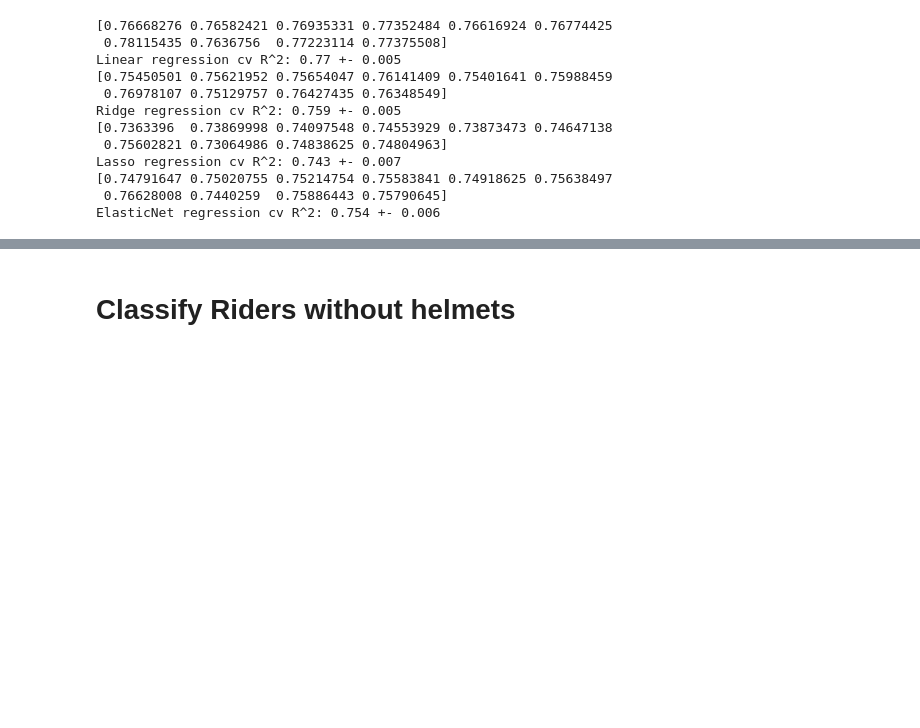
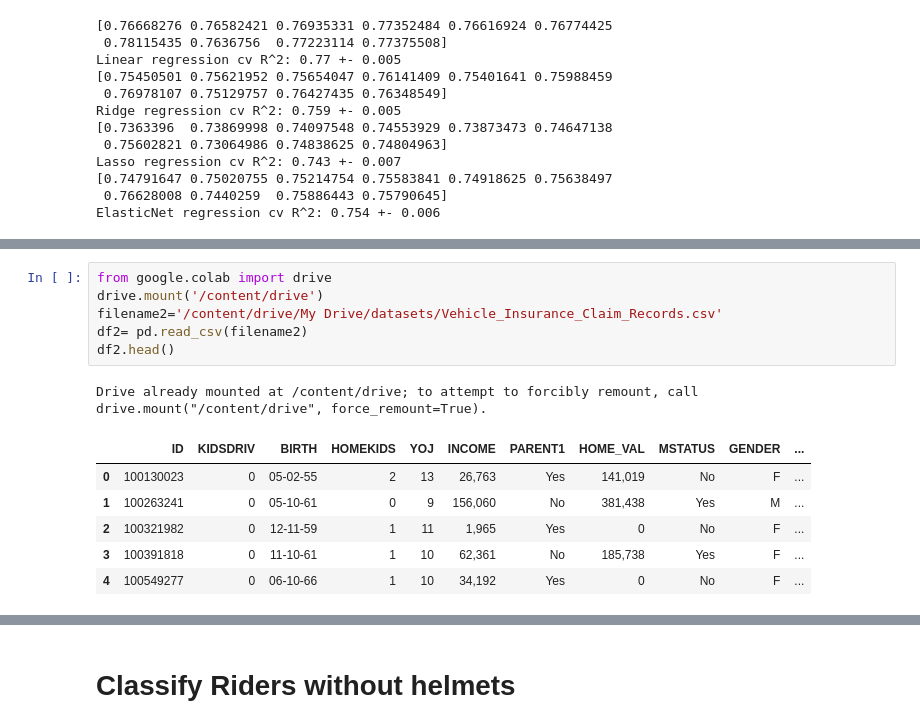
Before and after one commit to Suvodeep-Das/Diamond-Pricing-Model, a Jupyter notebook: MachineGeeks.ipynb, the cells around one changed output, grey strips where cells are left out. Drawn from its saved outputs; the diff is of its cells as text; blank space fills up the shorter version.

```diff
--- a/MachineGeeks.ipynb
+++ b/MachineGeeks.ipynb
@@ -457,0 +475,14 @@ ElasticNet regression cv R^2: 0.754 +- 0.006
+# %%
+from google.colab import drive
+drive.mount('/content/drive')
+filename2='/content/drive/My Drive/datasets/Vehicle_Insurance_Claim_Records.csv'
+df2= pd.read_csv(filename2)
+df2.head()
+# %% [output]
+Drive already mounted at /content/drive; to attempt to forcibly remount, call drive.mount("/content/drive", force_remount=True).
+|  | ID | KIDSDRIV | BIRTH | HOMEKIDS | YOJ | INCOME | PARENT1 | HOME_VAL | MSTATUS | GENDER | ... |
+| 0 | 100130023 | 0 | 05-02-55 | 2 | 13 | 26,763 | Yes | 141,019 | No | F | ... |
+| 1 | 100263241 | 0 | 05-10-61 | 0 | 9 | 156,060 | No | 381,438 | Yes | M | ... |
+| 2 | 100321982 | 0 | 12-11-59 | 1 | 11 | 1,965 | Yes | 0 | No | F | ... |
+| 3 | 100391818 | 0 | 11-10-61 | 1 | 10 | 62,361 | No | 185,738 | Yes | F | ... |
+| 4 | 100549277 | 0 | 06-10-66 | 1 | 10 | 34,192 | Yes | 0 | No | F | ... |
```
Also changed, not shown: parts of 6 cells of this notebook.
